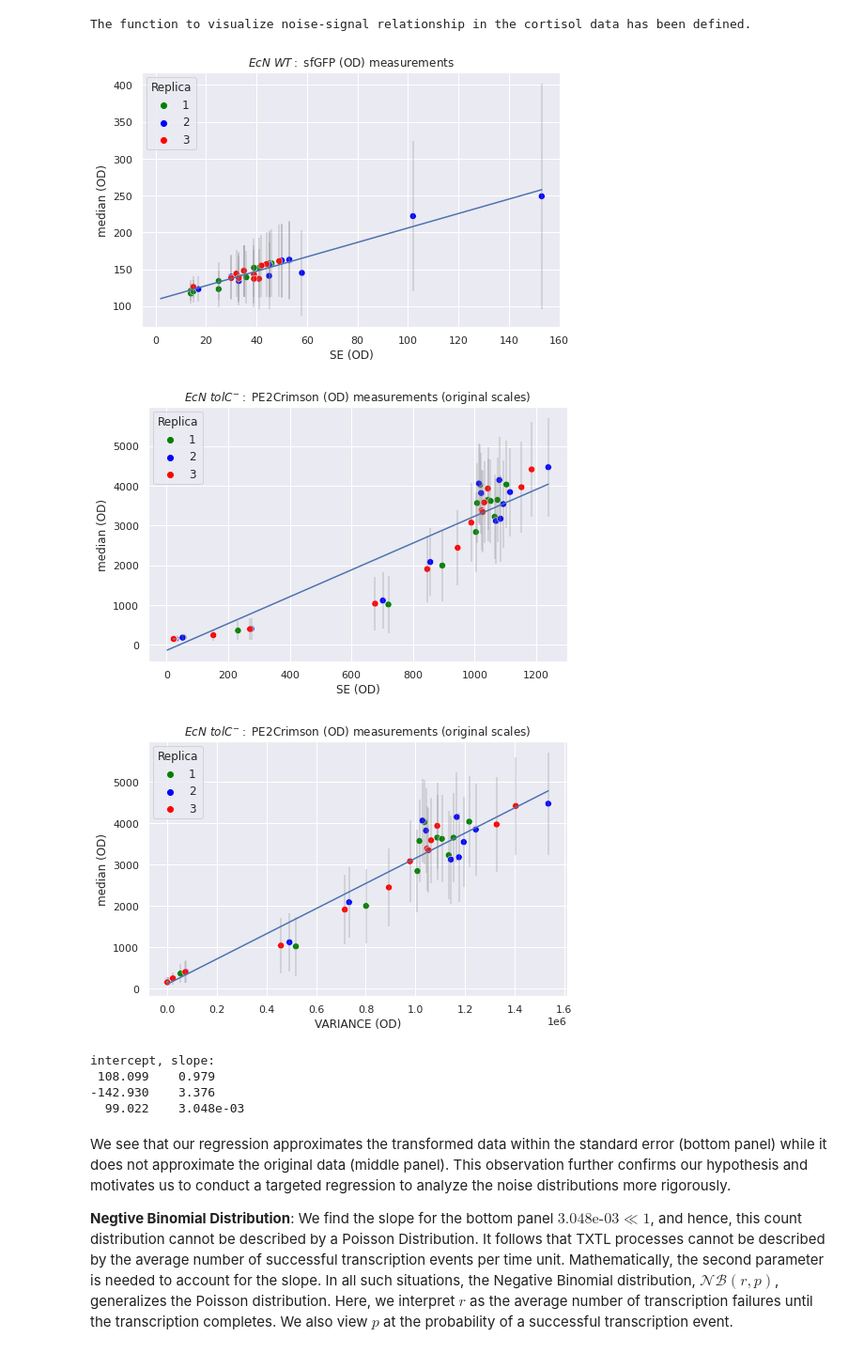
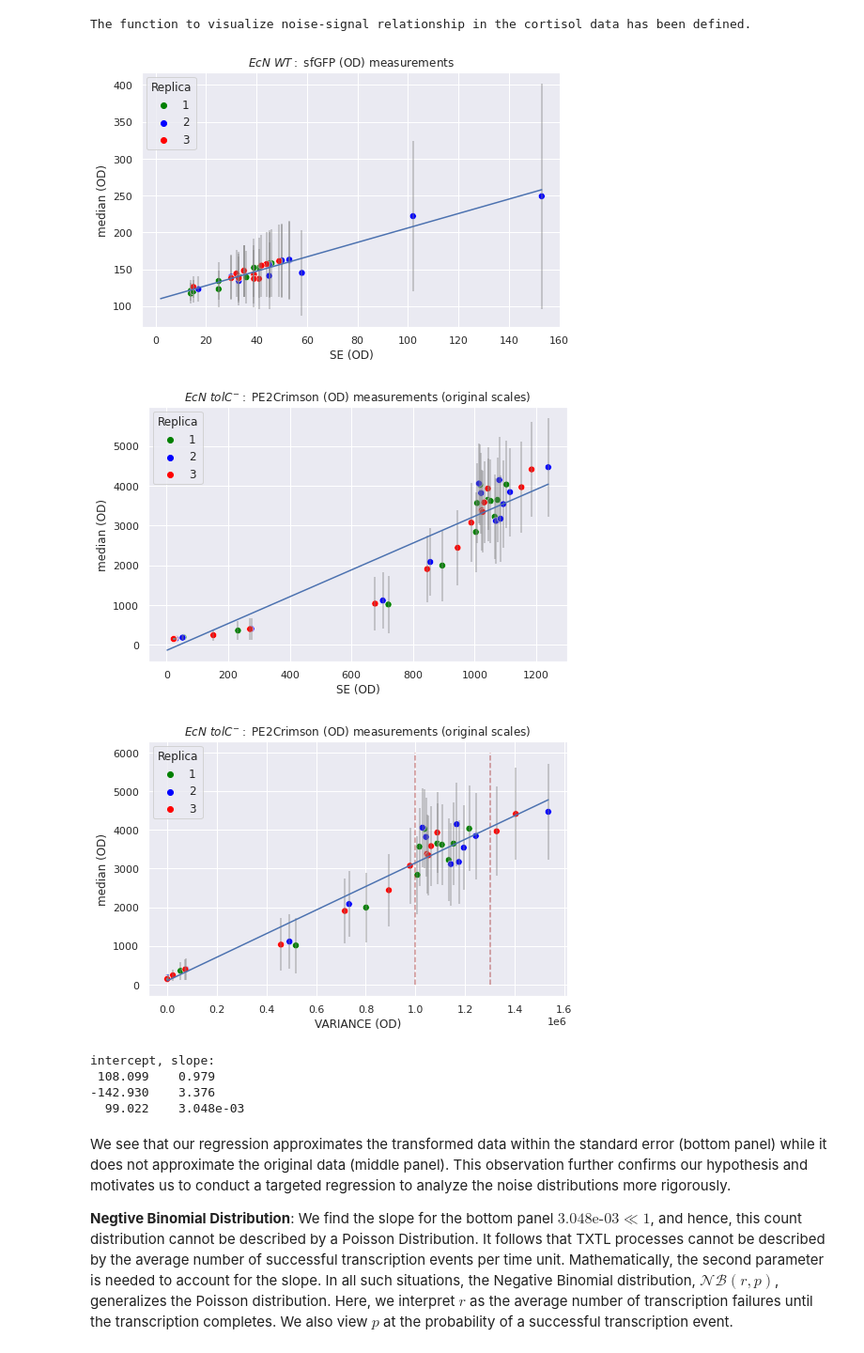
Before and after one commit to evgeni-nikolaev/Springboard, a Jupyter notebook: UNIT_11_5_Springboard_Cortisol_EDA.ipynb, the cells around one changed output. Shown at 94% size. Drawn from its saved outputs; the diff is of its cells as text; code cells hidden in the pictures.

```diff
--- a/UNIT_11_5_Springboard_Cortisol_EDA.ipynb
+++ b/UNIT_11_5_Springboard_Cortisol_EDA.ipynb
@@ -583,7 +587,9 @@ def plot_noise_signal_data(df = np.nan,
                           ylabel = np.nan,
                           deg =  1,
                           errorbar=False,
-                          sd_2=False):
+                          sd_2=False,
+                          x_pos_1 = np.nan,
+                          x_pos_2 = np.nan):
 
     """
     plot_noise_error_data is a function that plots noise-signal
@@ -644,7 +650,11 @@ def plot_noise_signal_data(df = np.nan,
                      yerr=yerr_bars,
                      fmt='none',
                      color = "gray",
-                     alpha=0.3)
+                     alpha=0.5)
+
+    if x_pos_1 != np.nan:
+        plt.vlines(x_pos_1, 0, 6000, color = "brown", alpha=0.5, linestyles='dashed')
+        plt.vlines(x_pos_2, 0, 6000, color = "brown", alpha=0.5, linestyles='dashed')
 
     #df_plt.legend(bbox_to_anchor=(1.01, 1),borderaxespad=0).set_title("Replica")
     df_plt.legend(loc=2).set_title("Replica")
@@ -666,37 +676,39 @@ The function to visualize noise-signal relationship in the cortisol data has bee
 # %%
 title_mt = '$\it{EcN \, \, tolC}^{−}:$ PE2Crimson (OD) measurements (original scales)'
 title_wt ='$\it{EcN \, \, WT}:$ sfGFP (OD) measurements'
 
 a1_wt, b1_wt = plot_noise_signal_data(df_wt,
                        title=title_wt,
                        xlabel='SE (OD)',
                        ylabel='median (OD)',
                        errorbar=True)
 
 a1_mt, b1_mt = plot_noise_signal_data(df_mt,
                        title=title_mt,
                        xlabel='SE (OD)',
                        ylabel='median (OD)',
                        errorbar=True)
 
 df_mt_2 = df_mt.copy()
 df_mt_2.loc[:,"sd_2"] = df_mt.loc[:,"sd"].pow(2)
 
 a1_mt_2, b1_mt_2 = plot_noise_signal_data(df = df_mt_2,
-                       title=title_mt,
-                       xlabel='VARIANCE (OD)',
-                       ylabel='median (OD)',
-                       errorbar=True,
-                       sd_2=True)
+                                          title=title_mt,
+                                          xlabel='VARIANCE (OD)',
+                                          ylabel='median (OD)',
+                                          errorbar=True,
+                                          sd_2=True,
+                                          x_pos_1= 1.0*10**6,
+                                          x_pos_2= 1.3*10**6)
 
 print("intercept, slope:")
 print(' {0:0.3f}    {1:0.3f}'.format(b1_wt, a1_wt))
 print('{0:0.3f}    {1:0.3f}'.format(b1_mt, a1_mt))
 print('  {0:0.3f}    {1:0.3e}'.format(b1_mt_2, a1_mt_2))
 # %% [output]
 [figure]
 [figure]
-[figure, old version]
+[figure, new version]
 intercept, slope:
  108.099    0.979
 -142.930    3.376
```
Also changed, not shown: parts of 8 cells of this notebook.
